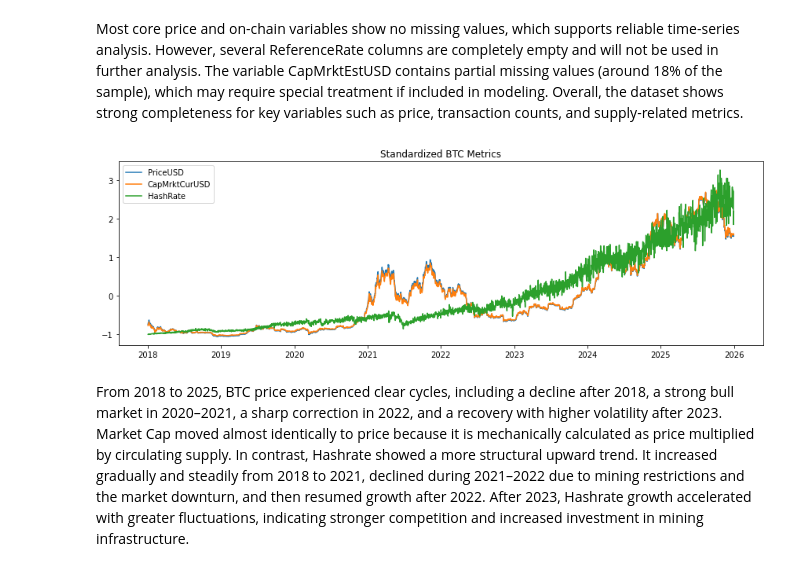
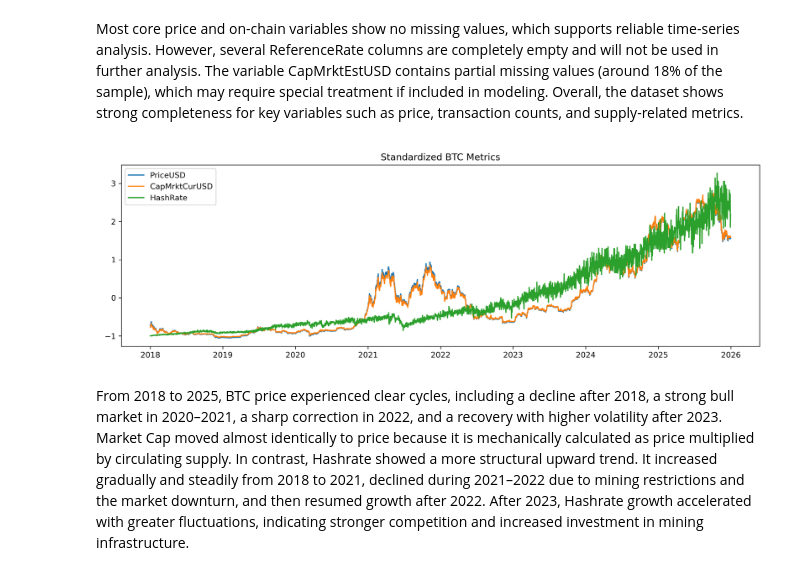
Before and after one commit to shuangvely/bitcoin-analytics-capstone-sp26-team08, a Jupyter notebook: eda/EDA_Executive.ipynb, the cells around one changed output. Saved outputs shown, nothing was run; the diff lists cells and outputs as text; code cells hidden in the pictures.

```diff
--- a/eda/EDA_Executive.ipynb
+++ b/eda/EDA_Executive.ipynb
@@ -286,18 +52,10 @@ dtype: int64
 # %% [markdown]
 Most core price and on-chain variables show no missing values, which supports reliable time-series analysis. However, several ReferenceRate columns are completely empty and will not be used in further analysis. The variable CapMrktEstUSD contains partial missing values (around 18% of the sample), which may require special treatment if included in modeling. Overall, the dataset shows strong completeness for key variables such as price, transaction counts, and supply-related metrics.
 # %%
-cols = ["PriceUSD", "CapMrktCurUSD", "HashRate"]
-scaled = StandardScaler().fit_transform(df[cols])
-
-plt.figure(figsize=(12,4))
-plt.plot(df.index, scaled)
-plt.legend(cols)
-plt.title("Standardized BTC Metrics")
-plt.tight_layout()
-plt.savefig("plots/Standardized BTC Metrics.png", dpi=300)
-plt.show()
+from IPython.display import Image, display
+display(Image("plots/Standardized BTC Metrics.png"))
 # %% [output]
-[figure, old version]
+[figure, new version]
 # %% [markdown]
 From 2018 to 2025, BTC price experienced clear cycles, including a decline after 2018, a strong bull market in 2020–2021, a sharp correction in 2022, and a recovery with higher volatility after 2023. Market Cap moved almost identically to price because it is mechanically calculated as price multiplied by circulating supply. In contrast, Hashrate showed a more structural upward trend. It increased gradually and steadily from 2018 to 2021, declined during 2021–2022 due to mining restrictions and the market downturn, and then resumed growth after 2022. After 2023, Hashrate growth accelerated with greater fluctuations, indicating stronger competition and increased investment in mining infrastructure.
 # %%
```
Also changed, not shown: parts of 18 cells of this notebook.
